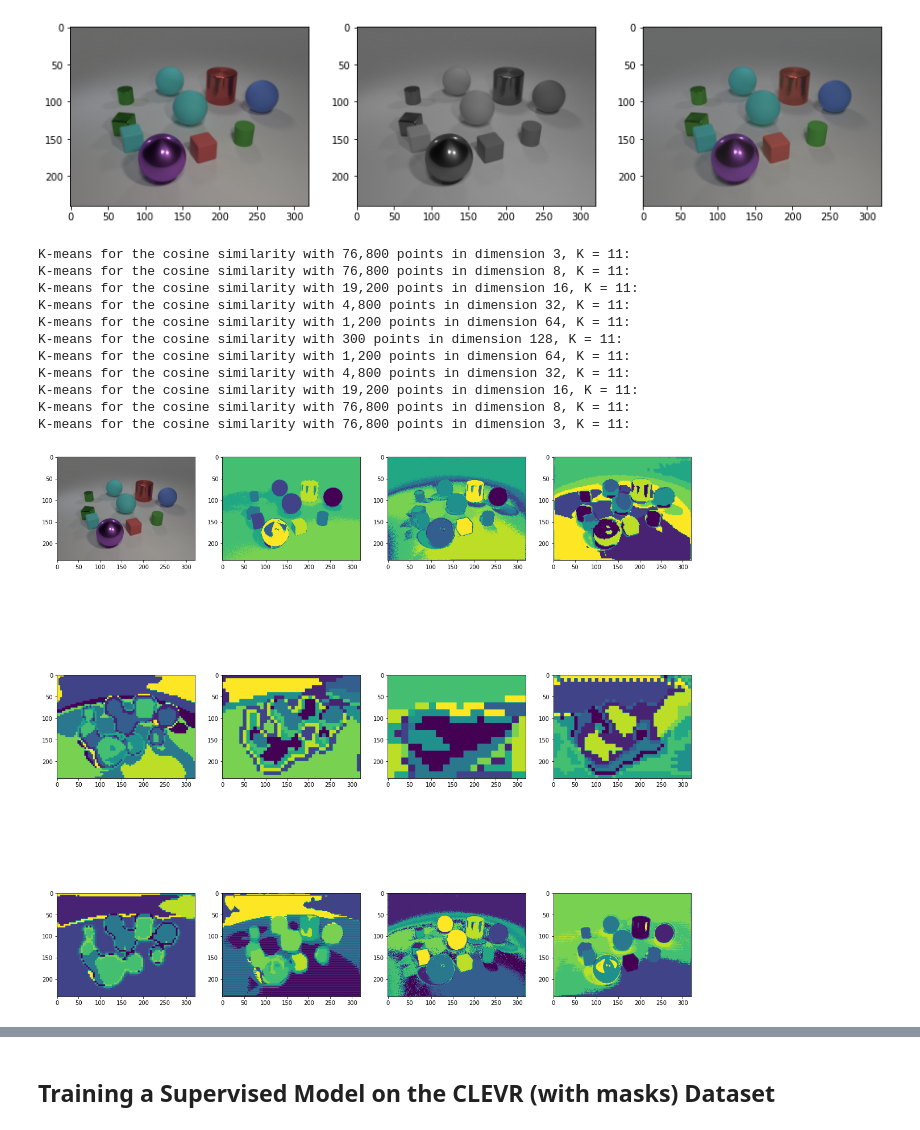
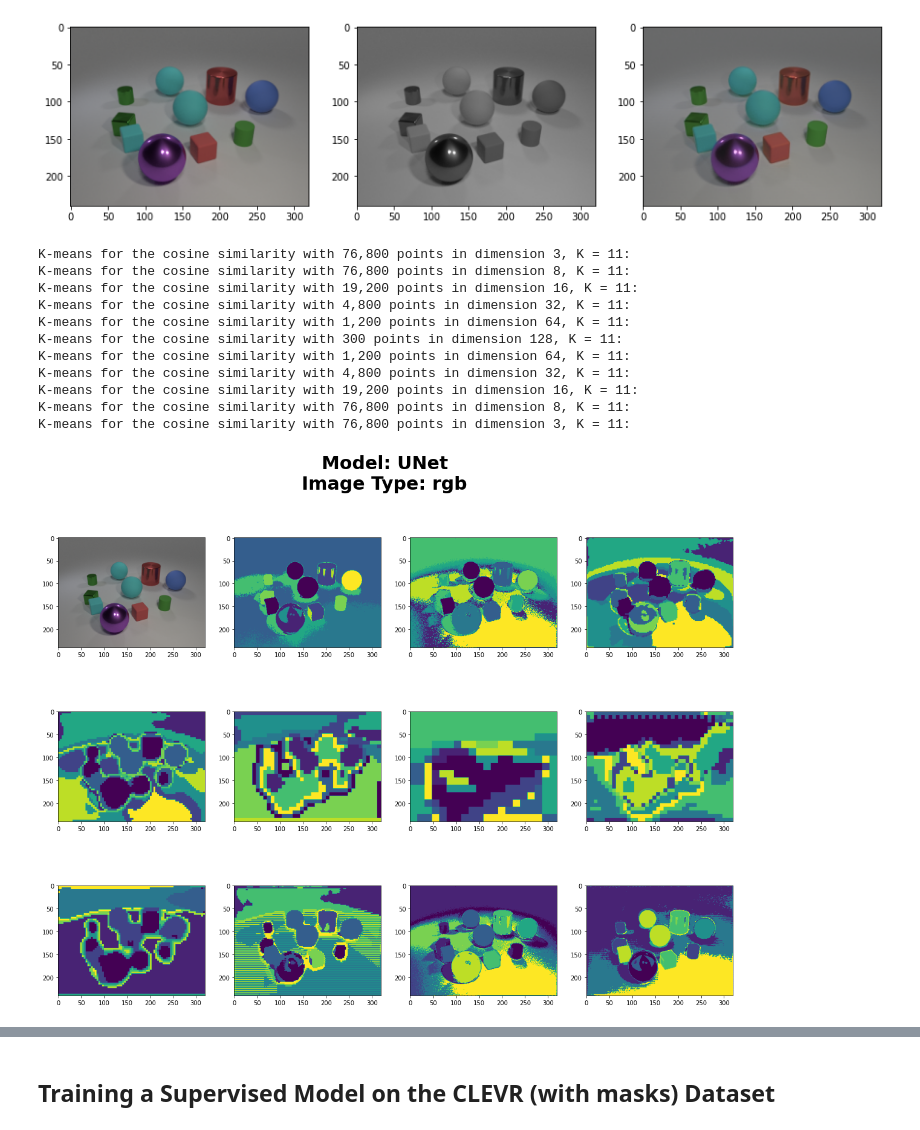
Before and after one commit to fusedbloxxer/segmentation-as-clusterization, a Jupyter notebook: SegmentationAsClusterization.ipynb, the cells around one changed output, grey strips where cells are left out. Cells and saved outputs as stored; diff of their text form; code cells hidden in the pictures.

```diff
--- a/SegmentationAsClusterization.ipynb
+++ b/SegmentationAsClusterization.ipynb
@@ -199,8 +196,14 @@ train_loader = DataLoader(train_dataset, args.batch_size, args.shuffle)
 # %%
 from src.Utils import make_model
 
+# The name of the model that is to be used
+model_name = 'UNet'
+
+# The color scheme of the image
+image_type = 'rgb'
+
 # Load the custom 'UNet' or 'AutoEncoder' model for 'rgb' or 'grayscale' images
-model_type, model_weights_path, transform = make_model(name='UNet', image_type='rgb')
+model_type, model_weights_path, transform = make_model(name=model_name, image_type=image_type)
 # %% [markdown]
 ### Instantiate the Model
 # %%
@@ -302,10 +310,13 @@ Loaded ./data/input/train_test_clevr_pkls/test_clevr_8000.pkl in memory.
 # %%
-from src.Process import process
+from src.Process import make_grayscale, unprocess
 import random
 
 # Fetch entry
 index = int(random.uniform(0, 1000))
-image, mask, count = test_dataset[index]
+image, masks, count = test_dataset[index]
+
+# Send masks to device
+masks = masks.to(args.device)
 
 # Store original image
 original = image.clone()
@@ -353,14 +364,20 @@ from src.KMeans import KMeans_cosine
 fig = plt.figure()
 
 # Set the properties of the figure
+fig.suptitle(f'Model: {model_name}\nImage Type: {image_type}', fontsize=30, fontweight='bold')
 fig.set_figwidth(20)
-fig.set_figheight(20)
+fig.set_figheight(15)
 
 # Plot initial image
 plt.subplot(3, 4, 1)
 plt.imshow(model.feature_maps[0].squeeze(0).permute(1, 2, 0).cpu())
+mask_labels = list(range(len(model.feature_maps)))
 
 for idx, hmap in enumerate(model.feature_maps):
+    # Check if image_type is grayscale or rgb
+    if image_type == 'grayscale' and idx == 0:
+        continue
+
     # Define the custom upsampler
     up = torch.nn.Upsample(scale_factor=240 / hmap.shape[2], mode='nearest')
 
@@ -381,33 +398,36 @@ for idx, hmap in enumerate(model.feature_maps):
 
     # Run the K-Means algorithm
     labels, clusters = KMeans_cosine(hmap, K=count, n_init=10, max_iter=300, tol=1e-5)
 
     # Select current subplot
     plt.subplot(3, 4, idx + 2)
 
     # Reshape the labels to the initial size: (H, W)
     labels = labels.reshape((H, W))
 
     # Add additional dimensions for upsampling
     labels = labels.unsqueeze(0).unsqueeze(0)
 
     # Upsample the labels
-    labels = up(labels.float())
+    labels = up(labels.float()).squeeze(0)
 
     # Plot the resulting image
-    plt.imshow(labels.cpu().squeeze(0).squeeze(0))
+    plt.imshow(labels.cpu().squeeze(0))
 
+    mask_labels[idx] = labels
+
+# Plot the images
 plt.show()
 # %% [output]
 K-means for the cosine similarity with 76,800 points in dimension 3, K = 11:
 K-means for the cosine similarity with 76,800 points in dimension 8, K = 11:
 K-means for the cosine similarity with 19,200 points in dimension 16, K = 11:
 K-means for the cosine similarity with 4,800 points in dimension 32, K = 11:
 K-means for the cosine similarity with 1,200 points in dimension 64, K = 11:
 K-means for the cosine similarity with 300 points in dimension 128, K = 11:
 K-means for the cosine similarity with 1,200 points in dimension 64, K = 11:
 K-means for the cosine similarity with 4,800 points in dimension 32, K = 11:
 K-means for the cosine similarity with 19,200 points in dimension 16, K = 11:
 K-means for the cosine similarity with 76,800 points in dimension 8, K = 11:
 K-means for the cosine similarity with 76,800 points in dimension 3, K = 11:
-[figure, old version]
+[figure, new version]
```
Also changed, not shown: parts of 5 cells of this notebook, 10 other files.
